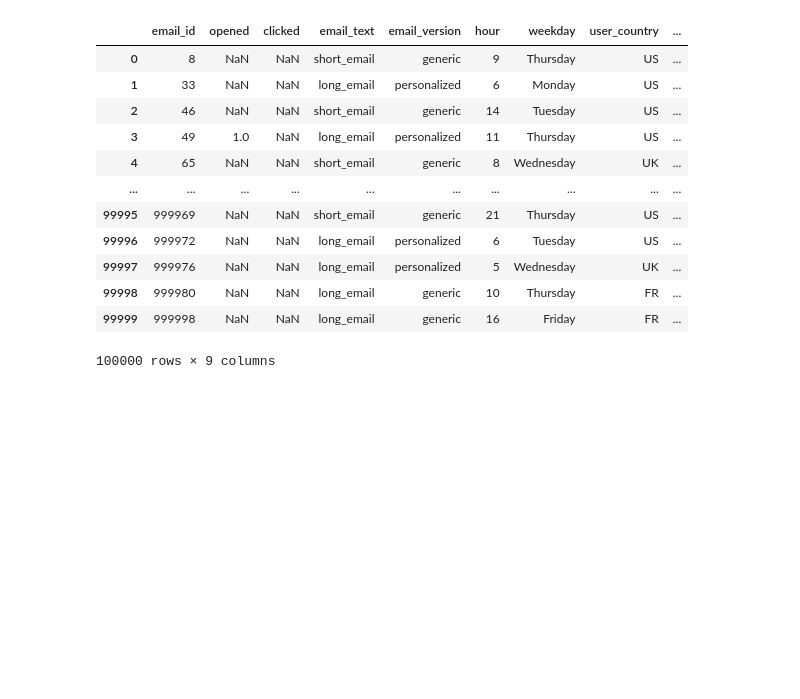
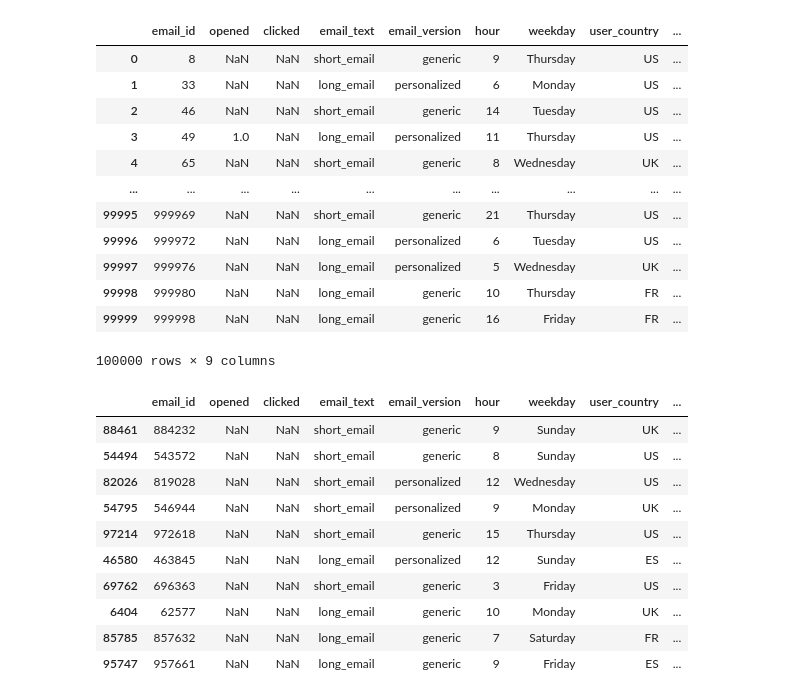
Before and after one commit to kokilagaurav/Email_marketing, a Jupyter notebook: notebook.ipynb, the cells around one changed output. Cells and saved outputs as stored; diff of their text form; code cells hidden in the pictures; blank space fills up the shorter version.

```diff
--- a/notebook.ipynb
+++ b/notebook.ipynb
@@ -92,3 +92,17 @@ new_df
 | 99998 | 999980 | NaN | NaN | long_email | generic | 10 | Thursday | FR | ... |
 | 99999 | 999998 | NaN | NaN | long_email | generic | 16 | Friday | FR | ... |
 100000 rows × 9 columns
+# %%
+new_df.sample(10)
+# %% [output]
+|  | email_id | opened | clicked | email_text | email_version | hour | weekday | user_country | ... |
+| 88461 | 884232 | NaN | NaN | short_email | generic | 9 | Sunday | UK | ... |
+| 54494 | 543572 | NaN | NaN | short_email | generic | 8 | Sunday | US | ... |
+| 82026 | 819028 | NaN | NaN | short_email | personalized | 12 | Wednesday | US | ... |
+| 54795 | 546944 | NaN | NaN | short_email | personalized | 9 | Monday | UK | ... |
+| 97214 | 972618 | NaN | NaN | short_email | generic | 15 | Thursday | US | ... |
+| 46580 | 463845 | NaN | NaN | long_email | personalized | 12 | Sunday | ES | ... |
+| 69762 | 696363 | NaN | NaN | short_email | generic | 3 | Friday | US | ... |
+| 6404 | 62577 | NaN | NaN | long_email | generic | 10 | Monday | UK | ... |
+| 85785 | 857632 | NaN | NaN | long_email | generic | 7 | Saturday | FR | ... |
+| 95747 | 957661 | NaN | NaN | long_email | generic | 9 | Friday | ES | ... |
```
Also changed, not shown: parts of 10 cells of this notebook.
